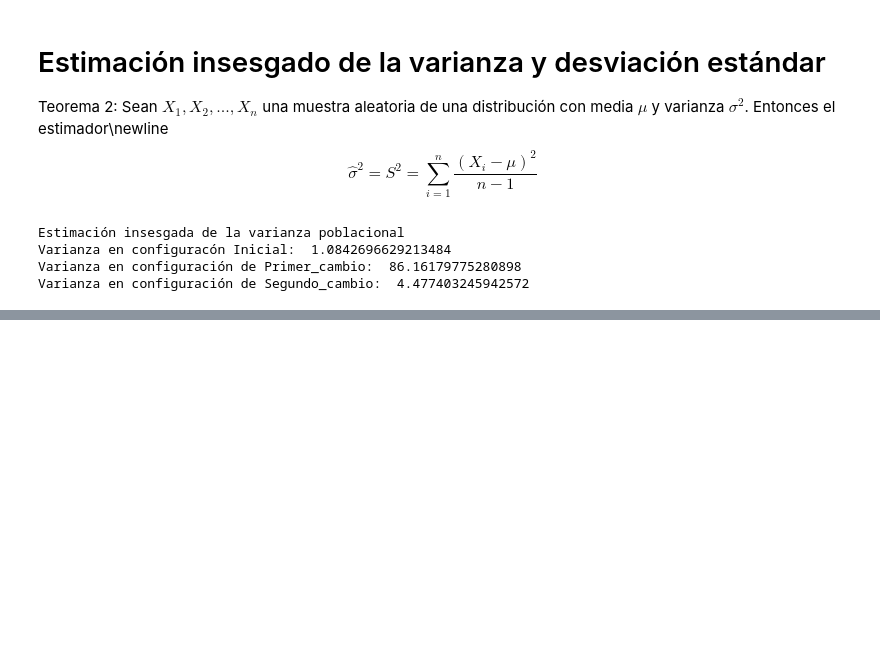
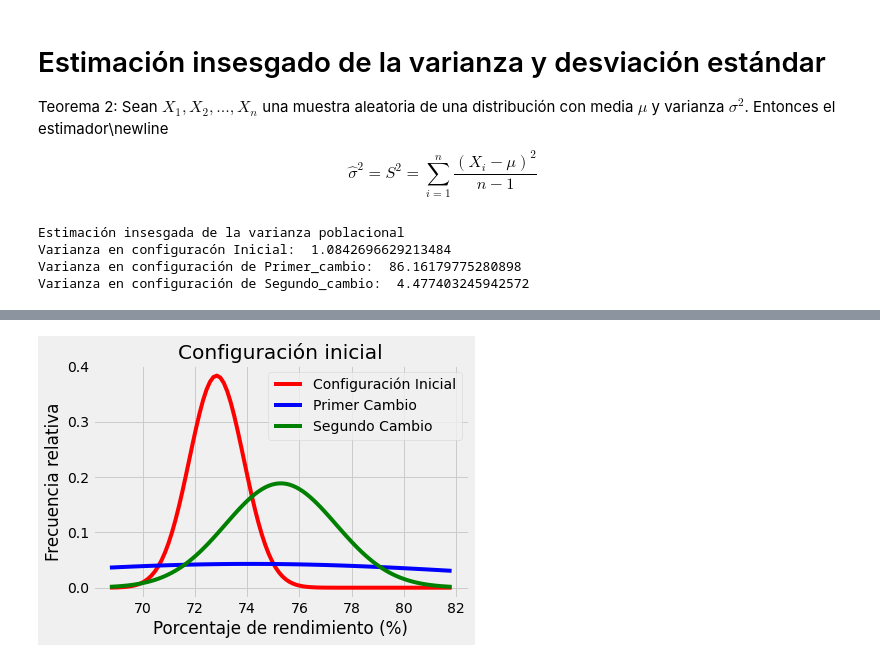
Before and after one commit to Abstractize/Statistical-Inference, a Jupyter notebook: statistical_inference.ipynb, the cells around one changed output, grey strips where cells are left out. Saved outputs shown, nothing was run; the diff lists cells and outputs as text; code cells hidden in the pictures; blank space fills up the shorter version.

```diff
--- a/statistical_inference.ipynb
+++ b/statistical_inference.ipynb
@@ -220,0 +289,22 @@ Varianza en configuración de Segundo_cambio:  4.477403245942572
+# %%
+#Todas las configuraciones
+Dist1 = norm(loc = mean1, scale = math.sqrt(np.var(data1, ddof = 1)))
+x = np.linspace(Dist1.ppf(0.001),
+                Dist1.ppf(0.999), 100)
+Dist2 = norm(loc = mean2, scale = math.sqrt(np.var(data2, ddof = 1)))
+x = np.linspace(Dist2.ppf(0.001),
+                Dist2.ppf(0.999), 100)
+Dist3 = norm(loc = mean3, scale = math.sqrt(np.var(data3, ddof = 1)))
+x = np.linspace(Dist3.ppf(0.001),
+                Dist3.ppf(0.999), 100)
+
+plt.title("Configuración inicial")
+plt.xlabel("Porcentaje de rendimiento (%)")
+plt.ylabel("Frecuencia relativa")
+plt.plot(x, Dist1.pdf(x), "r-", label="Configuración Inicial")
+plt.plot(x, Dist2.pdf(x), "b-", label="Primer Cambio")
+plt.plot(x, Dist3.pdf(x), "g-", label="Segundo Cambio")
+plt.legend()
+plt.show()
+# %% [output]
+[figure, added]
```
Also changed, not shown: parts of 14 cells of this notebook, 1 other file.
